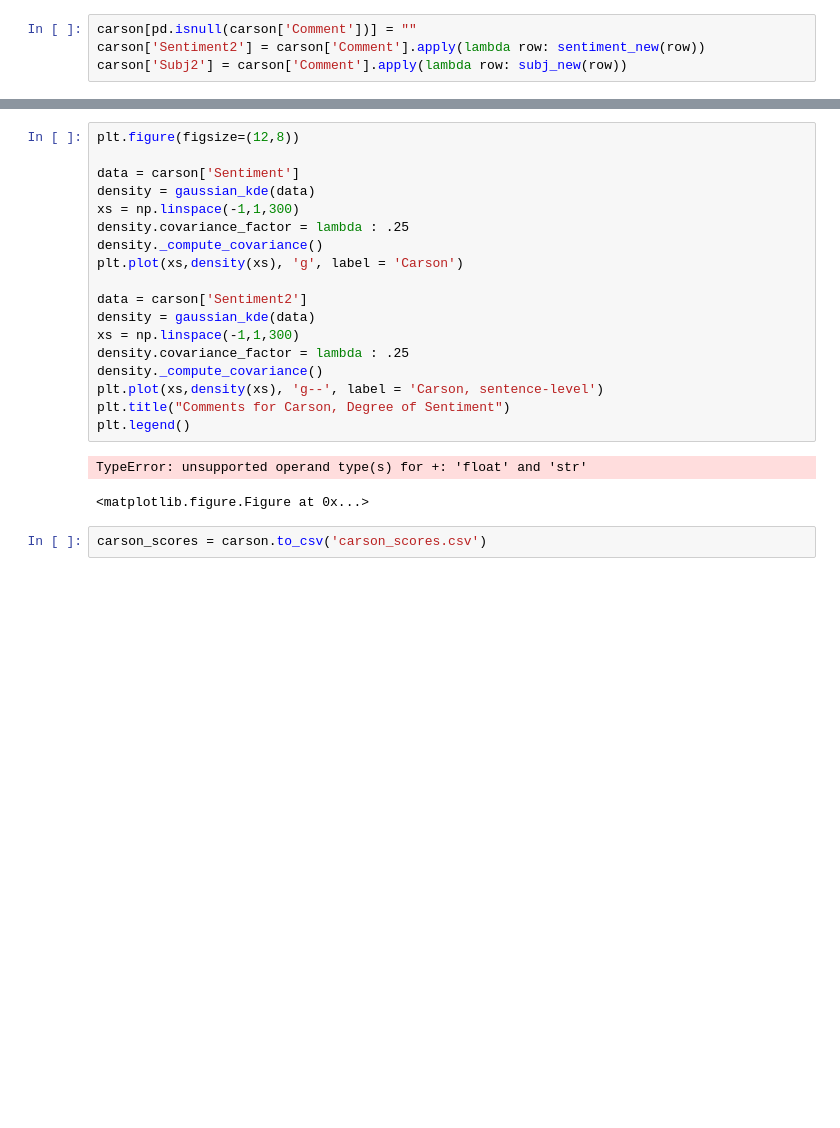
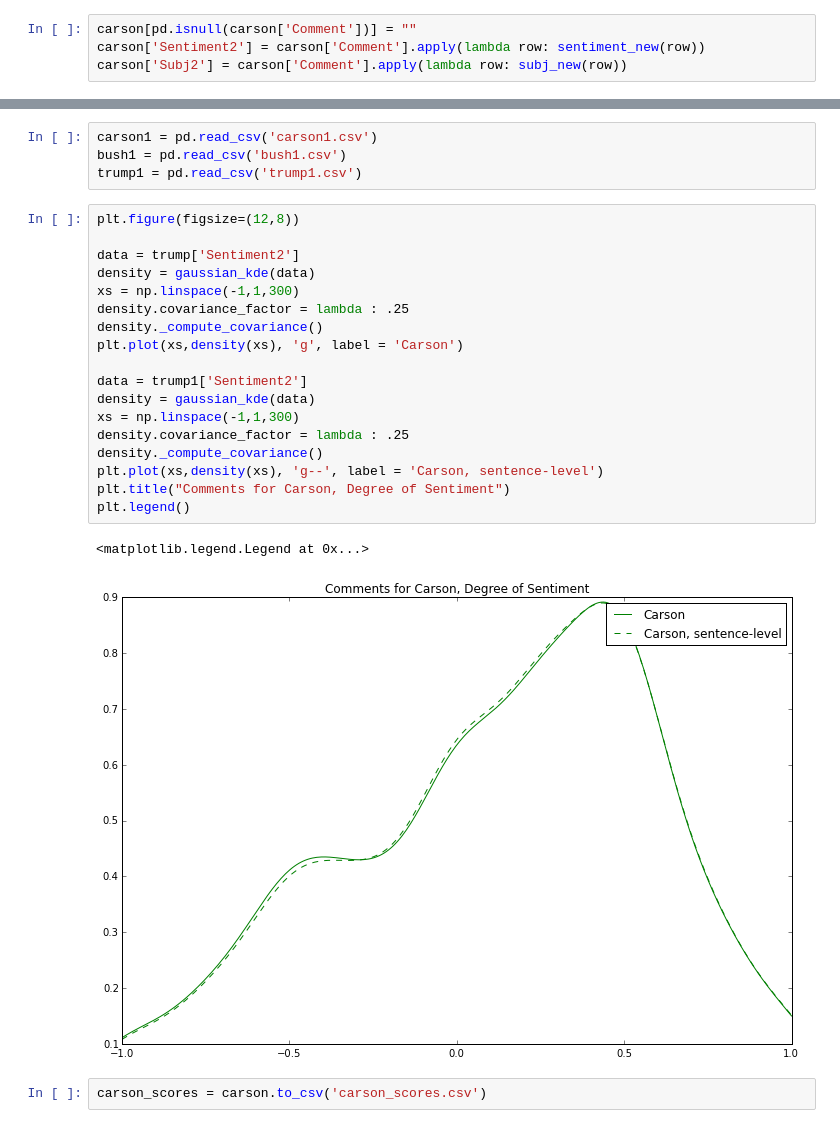
Before and after one commit to PeggyFan/Project, a Jupyter notebook: Sentiment Score2.ipynb, the cells around one changed output, grey strips where cells are left out. Saved outputs shown, nothing was run; the diff lists cells and outputs as text; blank space fills up the shorter version.

```diff
--- a/Sentiment Score2.ipynb
+++ b/Sentiment Score2.ipynb
@@ -363,26 +363,30 @@ carson.head()
 | 2 | 2 | This column would be hysterically... | http://www.nytimes.com/2015/09/10... | 0.25 | 1 | 0.25000 | 1.000000 |
 | 3 | 3 | There's a psychological quirk, I ... | http://www.nytimes.com/2015/04/16... | 0.114881 | 0.3830357 | 0.35000 | 0.491667 |
 | 4 | 4 | Will someone ask this pediatric n... | http://www.nytimes.com/2015/03/22... | 0.1071429 | 0.4320106 | 0.50000 | 0.575000 |
+# %%
+carson1 = pd.read_csv('carson1.csv')
+bush1 = pd.read_csv('bush1.csv')
+trump1 = pd.read_csv('trump1.csv')
 # %%
 plt.figure(figsize=(12,8))
 
-data = carson['Sentiment']
+data = trump['Sentiment2']
 density = gaussian_kde(data)
 xs = np.linspace(-1,1,300)
 density.covariance_factor = lambda : .25
 density._compute_covariance()
 plt.plot(xs,density(xs), 'g', label = 'Carson')
 
-data = carson['Sentiment2']
+data = trump1['Sentiment2']
 density = gaussian_kde(data)
 xs = np.linspace(-1,1,300)
 density.covariance_factor = lambda : .25
 density._compute_covariance()
 plt.plot(xs,density(xs), 'g--', label = 'Carson, sentence-level')
 plt.title("Comments for Carson, Degree of Sentiment")
 plt.legend()
 # %% [output]
-TypeError: unsupported operand type(s) for +: 'float' and 'str'
+<matplotlib.legend.Legend at 0x...>
-<matplotlib.figure.Figure at 0x...>
+[figure, added]
 # %%
 carson_scores = carson.to_csv('carson_scores.csv')
```
Also changed, not shown: 10 other files.
